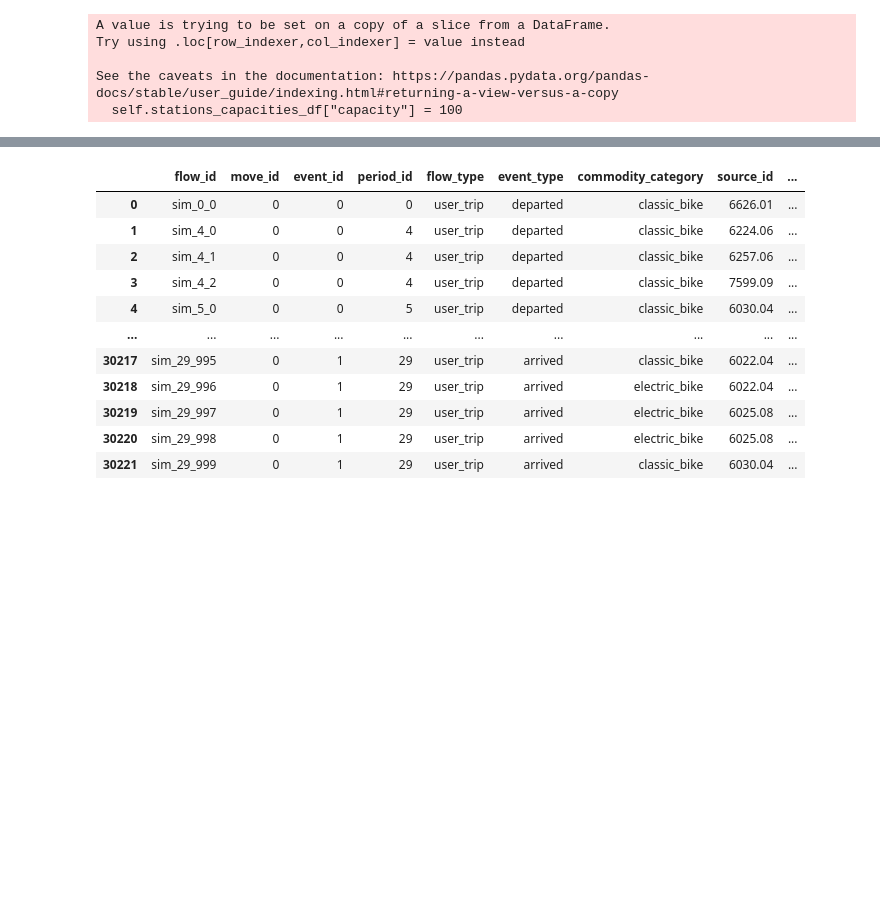
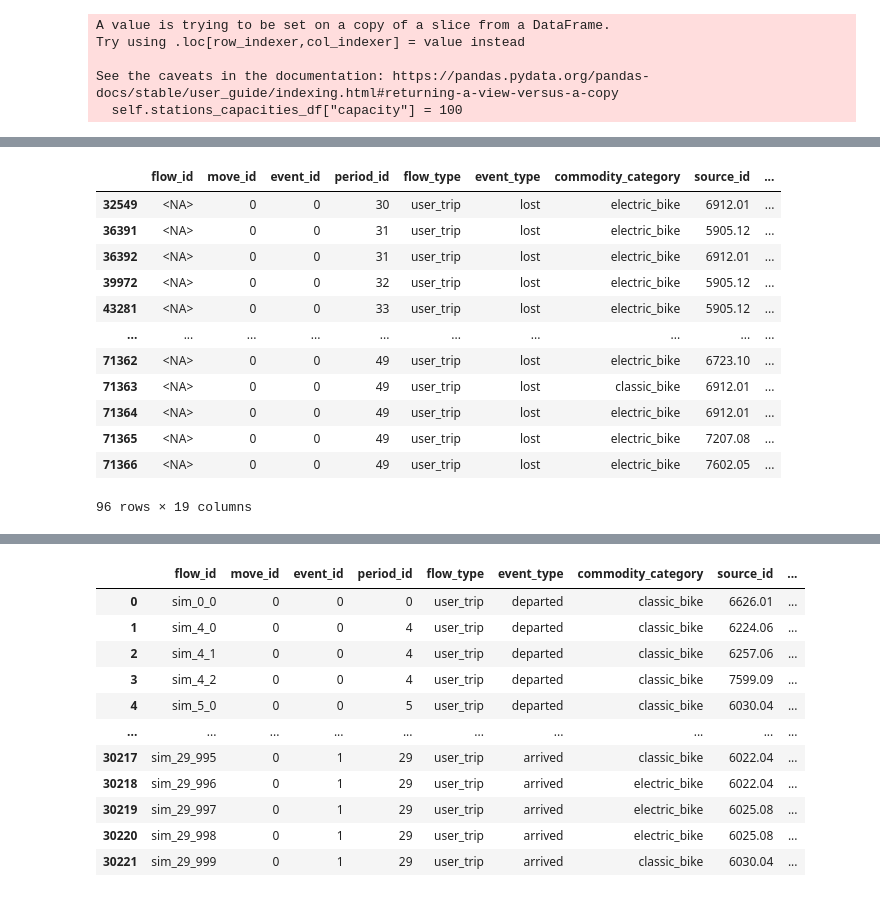
Before and after one commit to vlzm/GFDRR, a Jupyter notebook: notebooks/test_pipeline.ipynb, the cells around one changed output, grey strips where cells are left out. Cells and saved outputs as stored; diff of their text form; code cells hidden in the pictures; blank space fills up the shorter version.

```diff
--- a/notebooks/test_pipeline.ipynb
+++ b/notebooks/test_pipeline.ipynb
@@ -82,0 +226,16 @@ historical_departures_df = graph_data.historical_departures_df
+# %%
+simulated_flows_df[simulated_flows_df['reason'] == 'stockout']
+# %% [output]
+|  | flow_id | move_id | event_id | period_id | flow_type | event_type | commodity_category | source_id | ... |
+| 32549 | <NA> | 0 | 0 | 30 | user_trip | lost | electric_bike | 6912.01 | ... |
+| 36391 | <NA> | 0 | 0 | 31 | user_trip | lost | electric_bike | 5905.12 | ... |
+| 36392 | <NA> | 0 | 0 | 31 | user_trip | lost | electric_bike | 6912.01 | ... |
+| 39972 | <NA> | 0 | 0 | 32 | user_trip | lost | electric_bike | 5905.12 | ... |
+| 43281 | <NA> | 0 | 0 | 33 | user_trip | lost | electric_bike | 5905.12 | ... |
+| ... | ... | ... | ... | ... | ... | ... | ... | ... | ... |
+| 71362 | <NA> | 0 | 0 | 49 | user_trip | lost | electric_bike | 6723.10 | ... |
+| 71363 | <NA> | 0 | 0 | 49 | user_trip | lost | classic_bike | 6912.01 | ... |
+| 71364 | <NA> | 0 | 0 | 49 | user_trip | lost | electric_bike | 6912.01 | ... |
+| 71365 | <NA> | 0 | 0 | 49 | user_trip | lost | electric_bike | 7207.08 | ... |
+| 71366 | <NA> | 0 | 0 | 49 | user_trip | lost | electric_bike | 7602.05 | ... |
+96 rows × 19 columns
```
Also changed, not shown: parts of 19 cells of this notebook, 1 other file.
